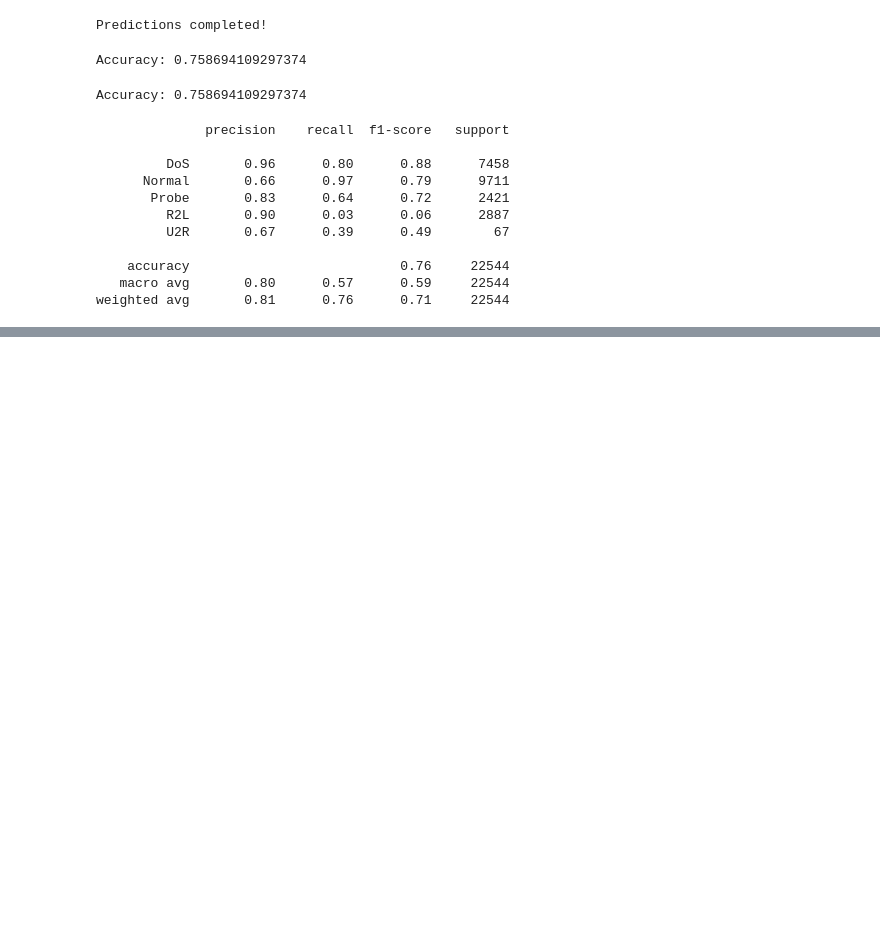
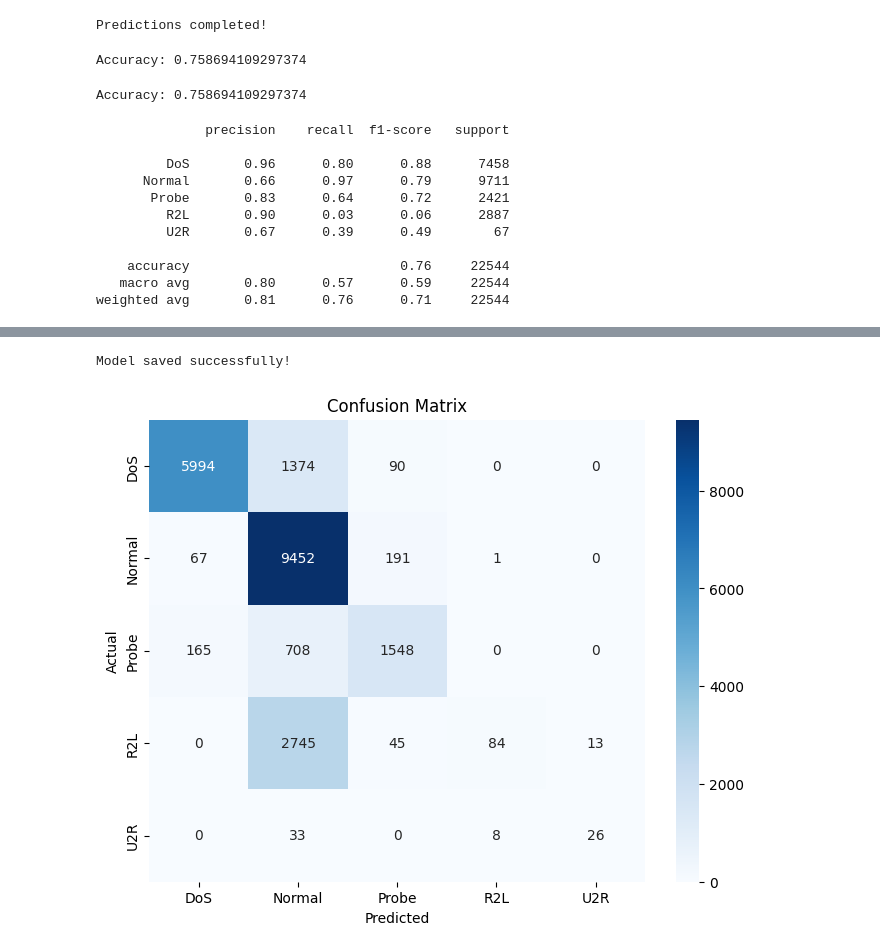
Before and after one commit to 2303A52119/IntrusionDetection-System, a Jupyter notebook: notebooks/eda.ipynb, the cells around one changed output, grey strips where cells are left out. Cells and saved outputs as stored; diff of their text form; code cells hidden in the pictures; blank space fills up the shorter version.

```diff
--- a/notebooks/eda.ipynb
+++ b/notebooks/eda.ipynb
@@ -466,0 +486,7 @@ weighted avg       0.81      0.76      0.71     22544
+# %%
+X_train, X_test = X_train.align(
+    X_test,
+    join='left',
+    axis=1,
+    fill_value=0
+)
@@ -466,0 +503,12 @@ weighted avg       0.81      0.76      0.71     22544
+# %%
+from sklearn.ensemble import RandomForestClassifier
+
+rf_model = RandomForestClassifier(
+    n_estimators=100,
+    random_state=42,
+    n_jobs=-1
+)
+
+rf_model.fit(X_train, y_train_encoded)
+
+print("Random Forest trained successfully!")
@@ -466,0 +517,4 @@ weighted avg       0.81      0.76      0.71     22544
+# %%
+y_pred = rf_model.predict(X_test)
+
+print("Predictions completed!")
@@ -466,0 +553,36 @@ weighted avg       0.81      0.76      0.71     22544
+# %%
+import pickle
+
+with open('../models/random_forest.pkl', 'wb') as f:
+    pickle.dump(rf_model, f)
+
+with open('../models/label_encoder.pkl', 'wb') as f:
+    pickle.dump(label_encoder, f)
+
+print("Model saved successfully!")
+# %% [output]
+Model saved successfully!
+# %%
+from sklearn.metrics import confusion_matrix
+import seaborn as sns
+import matplotlib.pyplot as plt
+
+cm = confusion_matrix(y_test_encoded, y_pred)
+
+plt.figure(figsize=(8,6))
+
+sns.heatmap(
+    cm,
+    annot=True,
+    fmt='d',
+    cmap='Blues',
+    xticklabels=label_encoder.classes_,
+    yticklabels=label_encoder.classes_
+)
+
+plt.xlabel("Predicted")
+plt.ylabel("Actual")
+plt.title("Confusion Matrix")
+plt.show()
+# %% [output]
+[figure, added]
```
Also changed, not shown: parts of 60 cells of this notebook, 3 other files.
